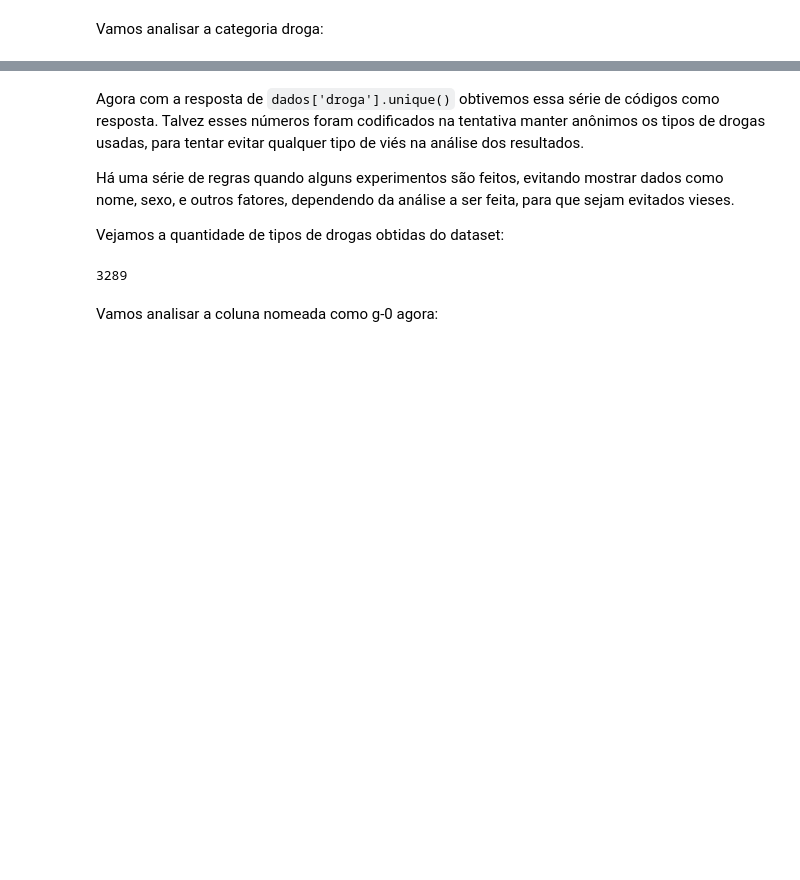
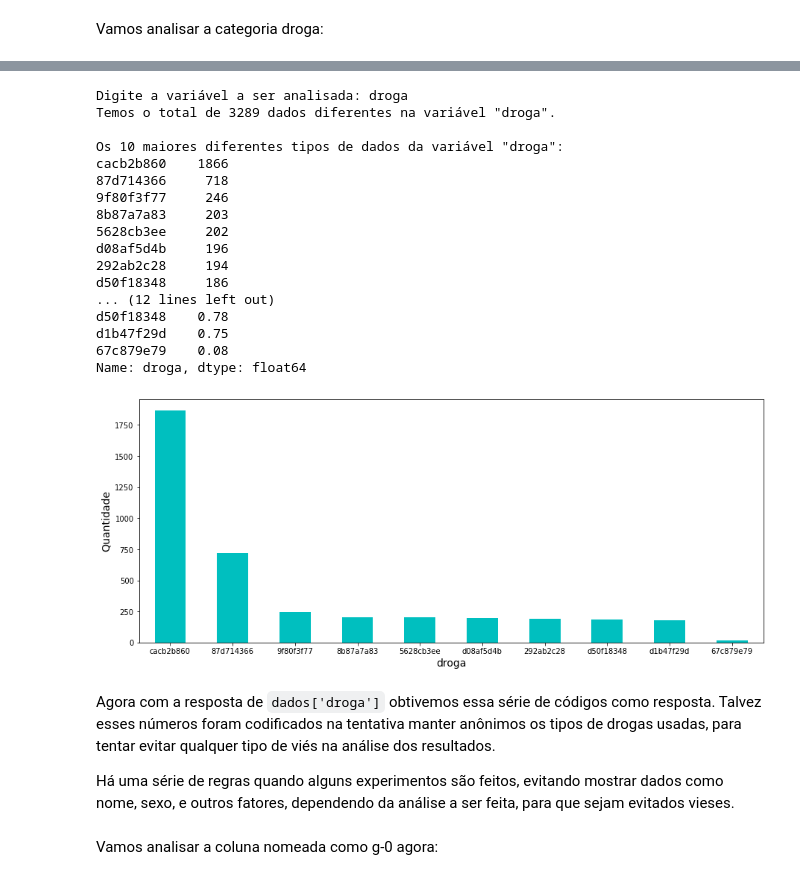
Before and after one commit to Daniel-ASG/3_IMERSAO_DE_DADOS_ALURA, a Jupyter notebook: Aula_01.ipynb, the cells around one changed output, grey strips where cells are left out. Drawn from its saved outputs; the diff is of its cells as text; code cells hidden in the pictures; blank space fills up the shorter version.

````diff
--- a/Aula_01.ipynb
+++ b/Aula_01.ipynb
@@ -190,12 +180,28 @@ array(['b68db1d53', 'df89a8e5a', '18bb41b2c', ..., '573c787a2',
+# %%
+var = str(input('Digite a variável a ser analisada: '))
+analise(var)
+# %% [output]
+Digite a variável a ser analisada: droga
+Temos o total de 3289 dados diferentes na variável "droga".
+
+Os 10 maiores diferentes tipos de dados da variável "droga":
+cacb2b860    1866
+87d714366     718
+9f80f3f77     246
+8b87a7a83     203
+5628cb3ee     202
+d08af5d4b     196
+292ab2c28     194
+d50f18348     186
+... (12 lines left out)
+d50f18348    0.78
+d1b47f29d    0.75
+67c879e79    0.08
+Name: droga, dtype: float64
+[figure, added]
 # %% [markdown]
-Agora com a resposta de ```dados['droga'].unique()``` obtivemos essa série de códigos como resposta. Talvez esses números foram codificados na tentativa manter anônimos os tipos de drogas usadas, para tentar evitar qualquer tipo de viés na análise dos resultados.
+Agora com a resposta de ```dados['droga']``` obtivemos essa série de códigos como resposta. Talvez esses números foram codificados na tentativa manter anônimos os tipos de drogas usadas, para tentar evitar qualquer tipo de viés na análise dos resultados.
 
 Há uma série de regras quando alguns experimentos são feitos, evitando mostrar dados como nome, sexo, e outros fatores, dependendo da análise a ser feita, para que sejam evitados vieses.
-
-Vejamos a quantidade de tipos de drogas obtidas do dataset:
-# %%
-len(dados.droga.unique())
-# %% [output]
-3289
 # %% [markdown]
 Vamos analisar a coluna nomeada como g-0 agora:
````
Also changed, not shown: parts of 13 cells of this notebook.
